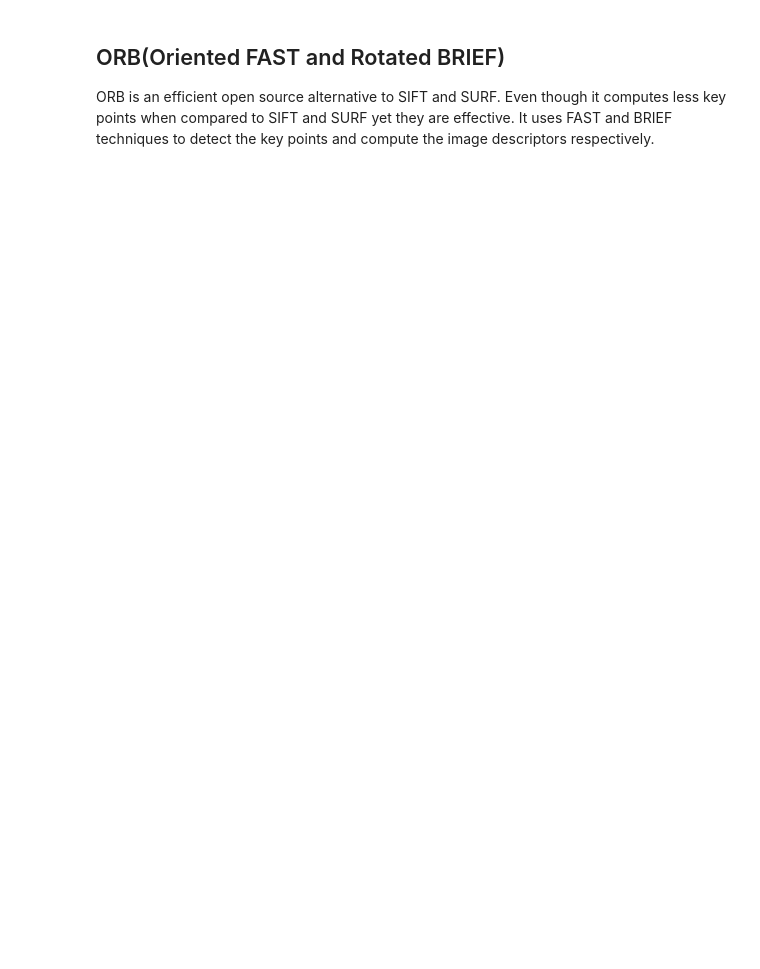
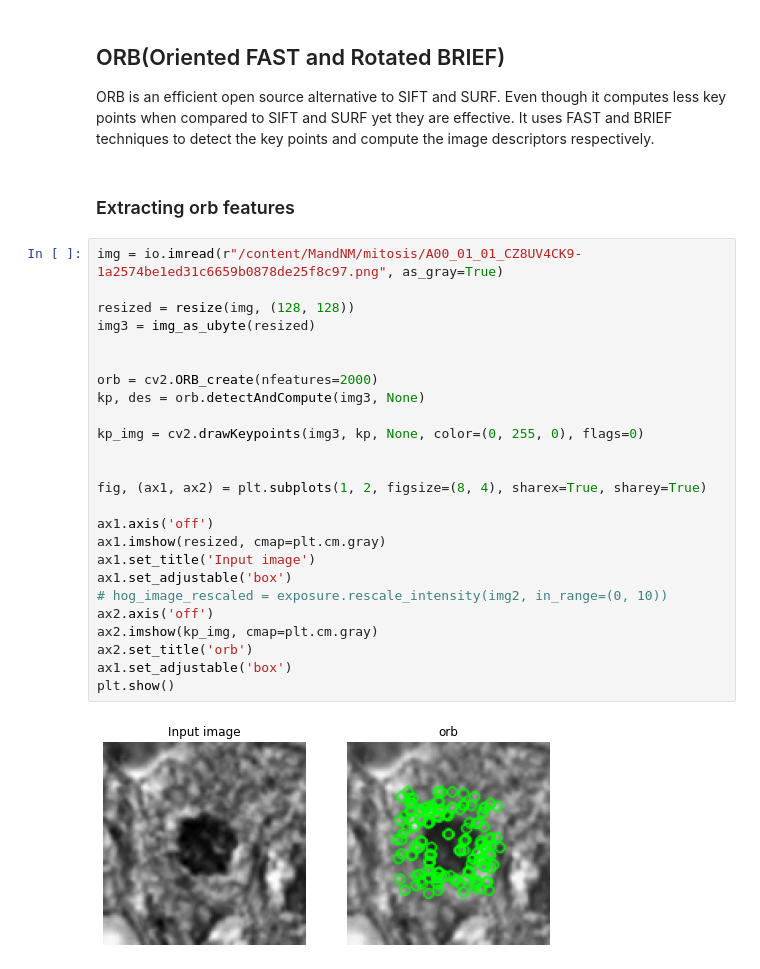
Before and after one commit to suchith1012/Mitosis-detection-based-on-features-from-breast-cancer-histology-slide-images, a Jupyter notebook: Code/Thesis.ipynb, the cells around one changed output. Drawn from its saved outputs; the diff is of its cells as text; blank space fills up the shorter version.

```diff
--- a/Code/Thesis.ipynb
+++ b/Code/Thesis.ipynb
@@ -692,3 +734,32 @@ Generation 3 - Current Pareto front scores:
 # %% [markdown]
 ## ORB(Oriented FAST and Rotated BRIEF)
 ORB is an efficient open source alternative to SIFT and SURF. Even though it computes less key points when compared to SIFT and SURF yet they are effective. It uses FAST and BRIEF techniques to detect the key points and compute the image descriptors respectively.
+# %% [markdown]
+### Extracting orb features
+# %%
+img = io.imread(r"/content/MandNM/mitosis/A00_01_01_CZ8UV4CK9-1a2574be1ed31c6659b0878de25f8c97.png", as_gray=True)
+
+resized = resize(img, (128, 128))
+img3 = img_as_ubyte(resized)
+
+
+orb = cv2.ORB_create(nfeatures=2000)
+kp, des = orb.detectAndCompute(img3, None)
+
+kp_img = cv2.drawKeypoints(img3, kp, None, color=(0, 255, 0), flags=0)
+
+
+fig, (ax1, ax2) = plt.subplots(1, 2, figsize=(8, 4), sharex=True, sharey=True)
+
+ax1.axis('off')
+ax1.imshow(resized, cmap=plt.cm.gray)
+ax1.set_title('Input image')
+ax1.set_adjustable('box')
+# hog_image_rescaled = exposure.rescale_intensity(img2, in_range=(0, 10))
+ax2.axis('off')
+ax2.imshow(kp_img, cmap=plt.cm.gray)
+ax2.set_title('orb')
+ax1.set_adjustable('box')
+plt.show()
+# %% [output]
+[figure, added]
```
Also changed, not shown: parts of 155 cells of this notebook.
